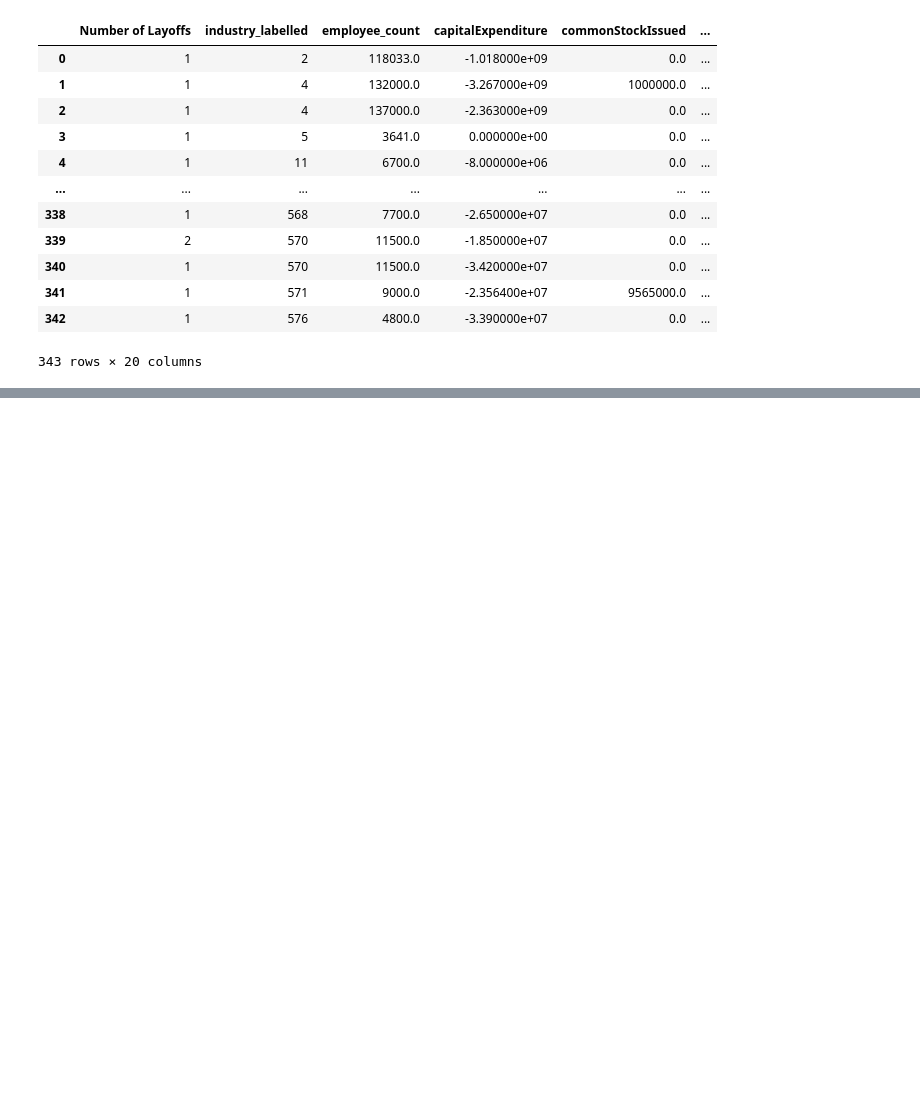
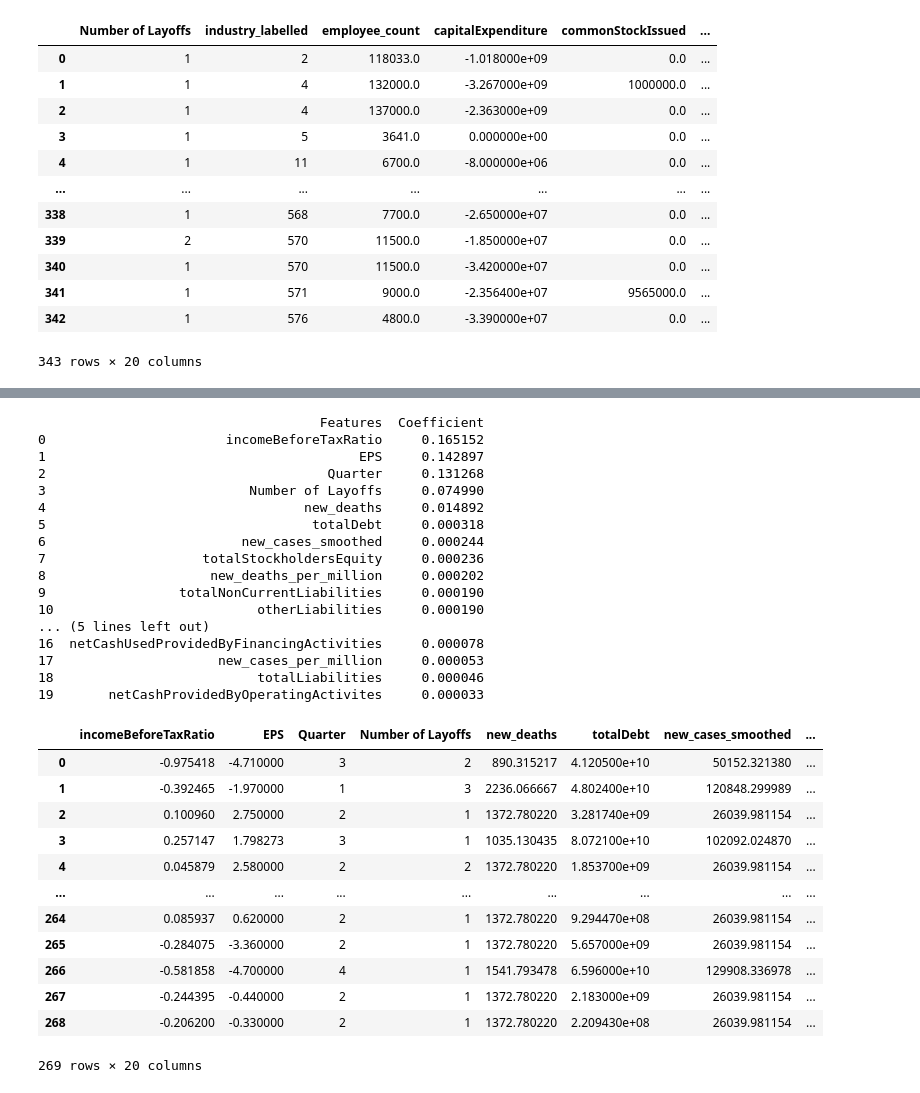
Before and after one commit to fatbuddy/layoffs-decoded, a Jupyter notebook: analysis/embedded_method_extraction.ipynb, the cells around one changed output, grey strips where cells are left out. Saved outputs shown, nothing was run; the diff lists cells and outputs as text; code cells hidden in the pictures; blank space fills up the shorter version.

Commit message:
ridge regularization feature selection

```diff
--- a/analysis/embedded_method_extraction.ipynb
+++ b/analysis/embedded_method_extraction.ipynb
@@ -139,0 +148,5 @@ postcovid_df[postcovid_features['Features']]
+# %%
+# Using L2-regularization
+precovid_ridge_features = get_embedded_report(precovid_df, Ridge(), count, 'ridge')
+covid_ridge_features = get_embedded_report(covid_df, Ridge(), count, 'ridge')
+postcovid_ridge_features = get_embedded_report(postcovid_df, Ridge(), count, 'ridge')
@@ -139,0 +187,34 @@ postcovid_df[postcovid_features['Features']]
+# %%
+print(covid_ridge_features)
+covid_df[covid_ridge_features['Features']]
+# %% [output]
+                                    Features  Coefficient
+0                       incomeBeforeTaxRatio     0.165152
+1                                        EPS     0.142897
+2                                    Quarter     0.131268
+3                          Number of Layoffs     0.074990
+4                                 new_deaths     0.014892
+5                                  totalDebt     0.000318
+6                         new_cases_smoothed     0.000244
+7                    totalStockholdersEquity     0.000236
+8                     new_deaths_per_million     0.000202
+9                 totalNonCurrentLiabilities     0.000190
+10                          otherLiabilities     0.000190
+... (5 lines left out)
+16  netCashUsedProvidedByFinancingActivities     0.000078
+17                     new_cases_per_million     0.000053
+18                          totalLiabilities     0.000046
+19       netCashProvidedByOperatingActivites     0.000033
+|  | incomeBeforeTaxRatio | EPS | Quarter | Number of Layoffs | new_deaths | totalDebt | new_cases_smoothed | ... |
+| 0 | -0.975418 | -4.710000 | 3 | 2 | 890.315217 | 4.120500e+10 | 50152.321380 | ... |
+| 1 | -0.392465 | -1.970000 | 1 | 3 | 2236.066667 | 4.802400e+10 | 120848.299989 | ... |
+| 2 | 0.100960 | 2.750000 | 2 | 1 | 1372.780220 | 3.281740e+09 | 26039.981154 | ... |
+| 3 | 0.257147 | 1.798273 | 3 | 1 | 1035.130435 | 8.072100e+10 | 102092.024870 | ... |
+| 4 | 0.045879 | 2.580000 | 2 | 2 | 1372.780220 | 1.853700e+09 | 26039.981154 | ... |
+| ... | ... | ... | ... | ... | ... | ... | ... | ... |
+| 264 | 0.085937 | 0.620000 | 2 | 1 | 1372.780220 | 9.294470e+08 | 26039.981154 | ... |
+| 265 | -0.284075 | -3.360000 | 2 | 1 | 1372.780220 | 5.657000e+09 | 26039.981154 | ... |
+| 266 | -0.581858 | -4.700000 | 4 | 1 | 1541.793478 | 6.596000e+10 | 129908.336978 | ... |
+| 267 | -0.244395 | -0.440000 | 2 | 1 | 1372.780220 | 2.183000e+09 | 26039.981154 | ... |
+| 268 | -0.206200 | -0.330000 | 2 | 1 | 1372.780220 | 2.209430e+08 | 26039.981154 | ... |
+269 rows × 20 columns
```
Also changed, not shown: parts of 8 cells of this notebook.
